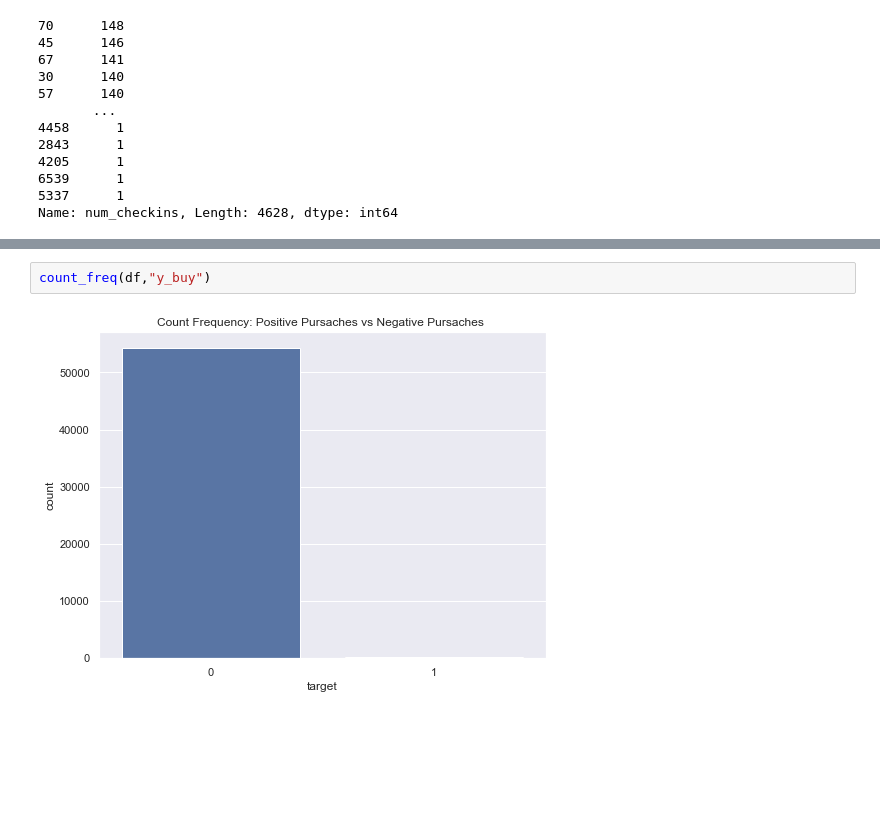
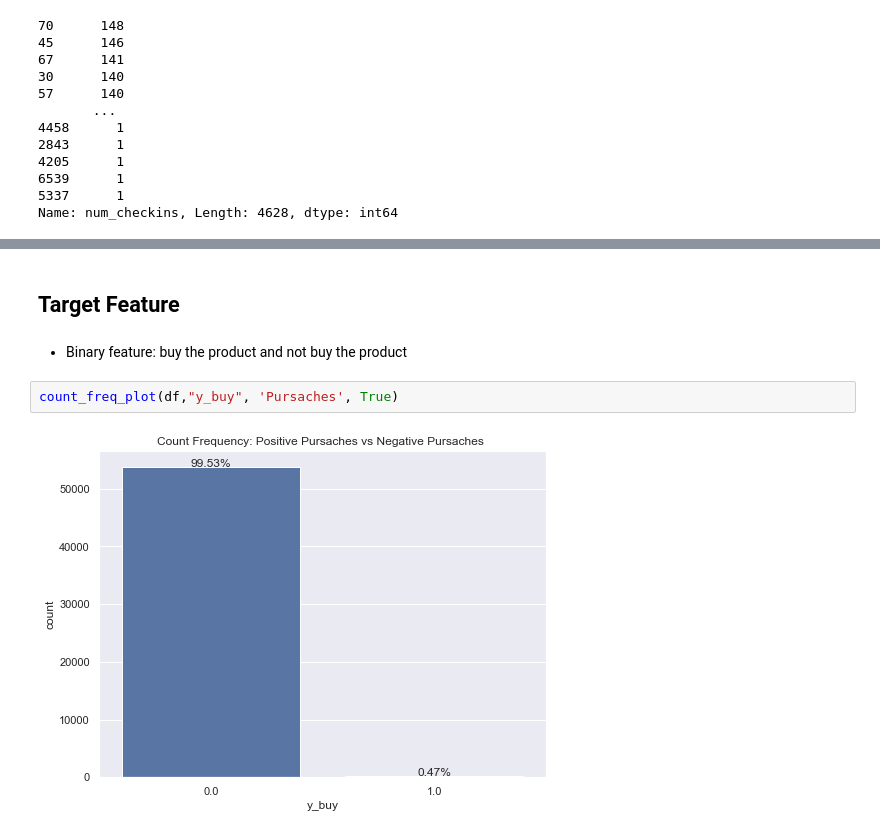
Before and after one commit to Cristinamulas/predicting-behavior-of-new-costumers-based-on-cookies-data, a Jupyter notebook: First Notebook.ipynb, the cells around one changed output, grey strips where cells are left out. Saved outputs shown, nothing was run; the diff lists cells and outputs as text; blank space fills up the shorter version.

```diff
--- a/First Notebook.ipynb
+++ b/First Notebook.ipynb
@@ -472,4 +466,8 @@ df[df['uniq_urls']== -1]
+# %% [markdown]
+## Target Feature
+# %% [markdown]
+- Binary feature: buy the product and not buy the product
 # %%
-count_freq(df,"y_buy")
+count_freq_plot(df,"y_buy", 'Pursaches', True)
 # %% [output]
-[figure, old version]
+[figure, new version]
```
Also changed, not shown: parts of 14 cells of this notebook, 1 other file.
